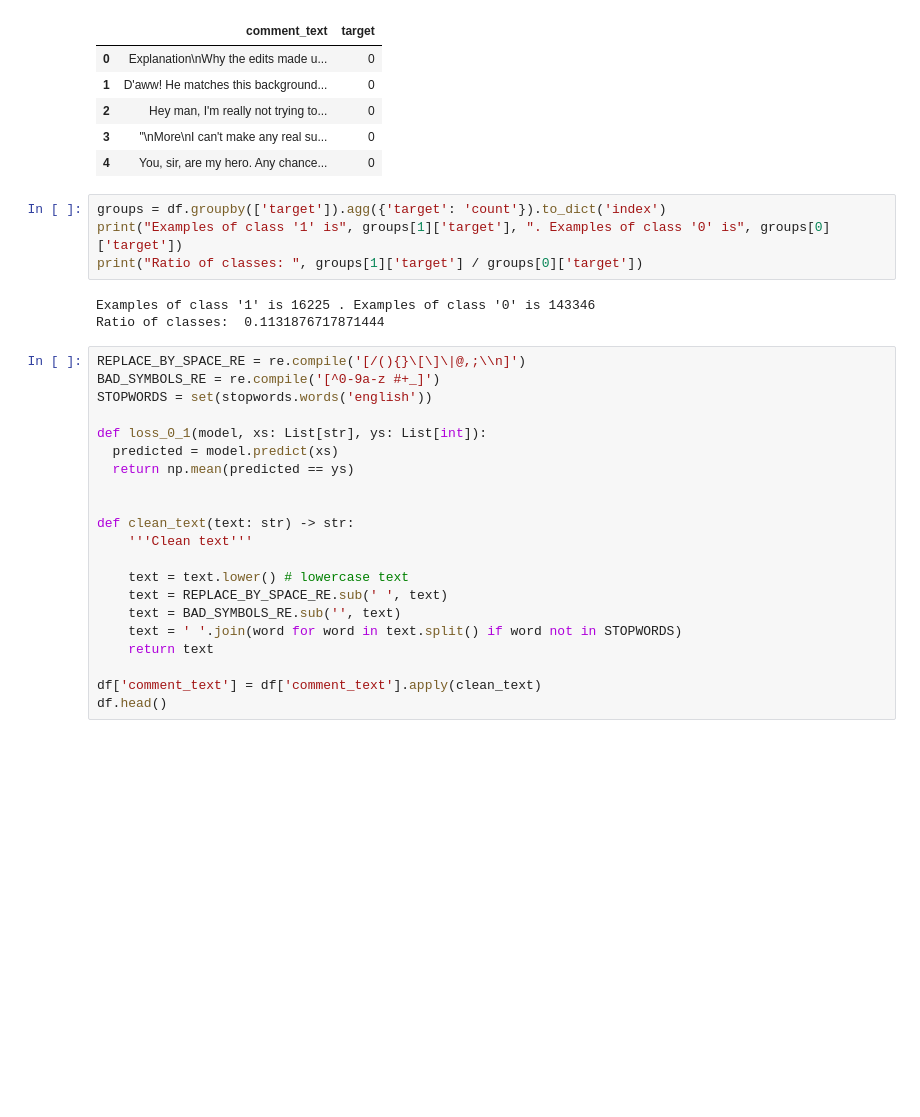
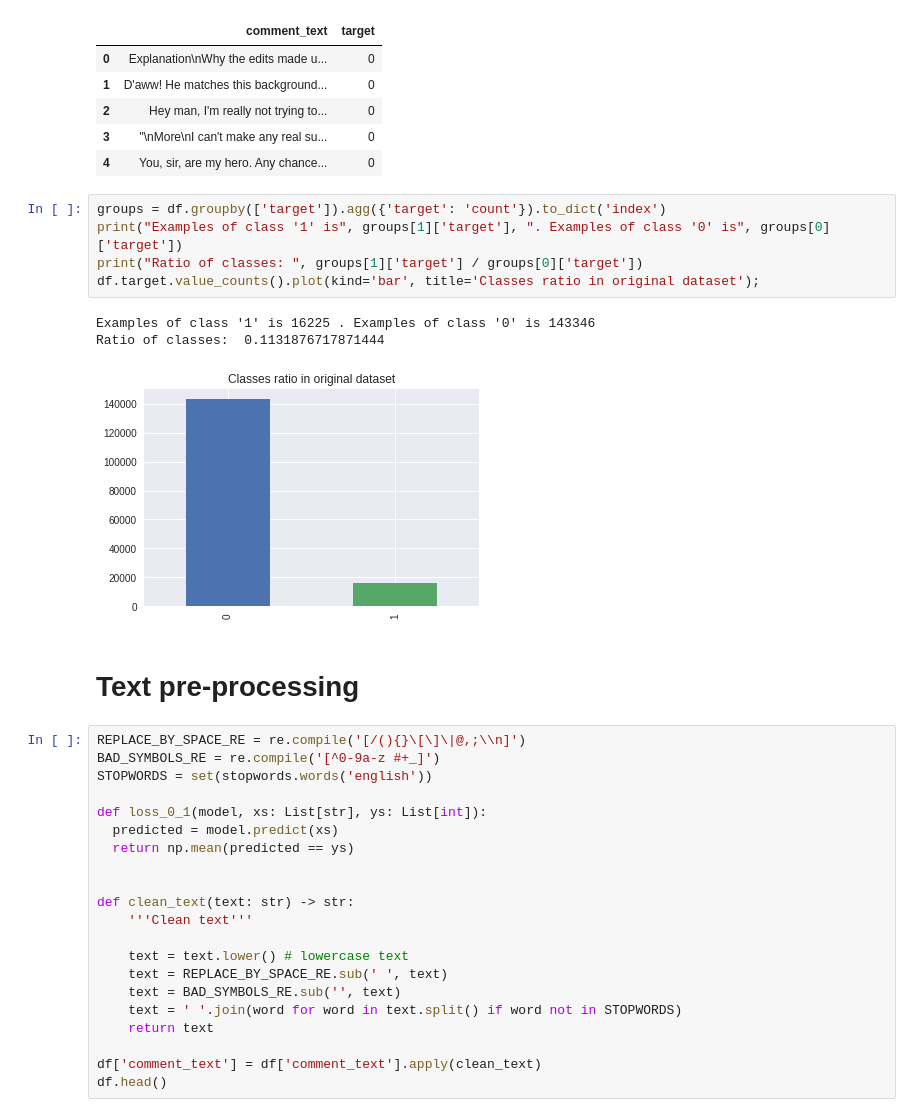
Before and after one commit to acheshkov/text-classification-tutorial, a Jupyter notebook: model/notebook.ipynb, the cells around one changed output. Cells and saved outputs as stored; diff of their text form; blank space fills up the shorter version.

```diff
--- a/model/notebook.ipynb
+++ b/model/notebook.ipynb
@@ -43,10 +49,14 @@ df.head()
 # %%
 groups = df.groupby(['target']).agg({'target': 'count'}).to_dict('index')
 print("Examples of class '1' is", groups[1]['target'], ". Examples of class '0' is", groups[0]['target'])
 print("Ratio of classes: ", groups[1]['target'] / groups[0]['target'])
+df.target.value_counts().plot(kind='bar', title='Classes ratio in original dataset');
 # %% [output]
 Examples of class '1' is 16225 . Examples of class '0' is 143346
 Ratio of classes:  0.1131876717871444
+[figure, added]
+# %% [markdown]
+# Text pre-processing
 # %%
 REPLACE_BY_SPACE_RE = re.compile('[/(){}\[\]\|@,;\\n]')
 BAD_SYMBOLS_RE = re.compile('[^0-9a-z #+_]')
```
Also changed, not shown: parts of 21 cells of this notebook, 2 other files.
